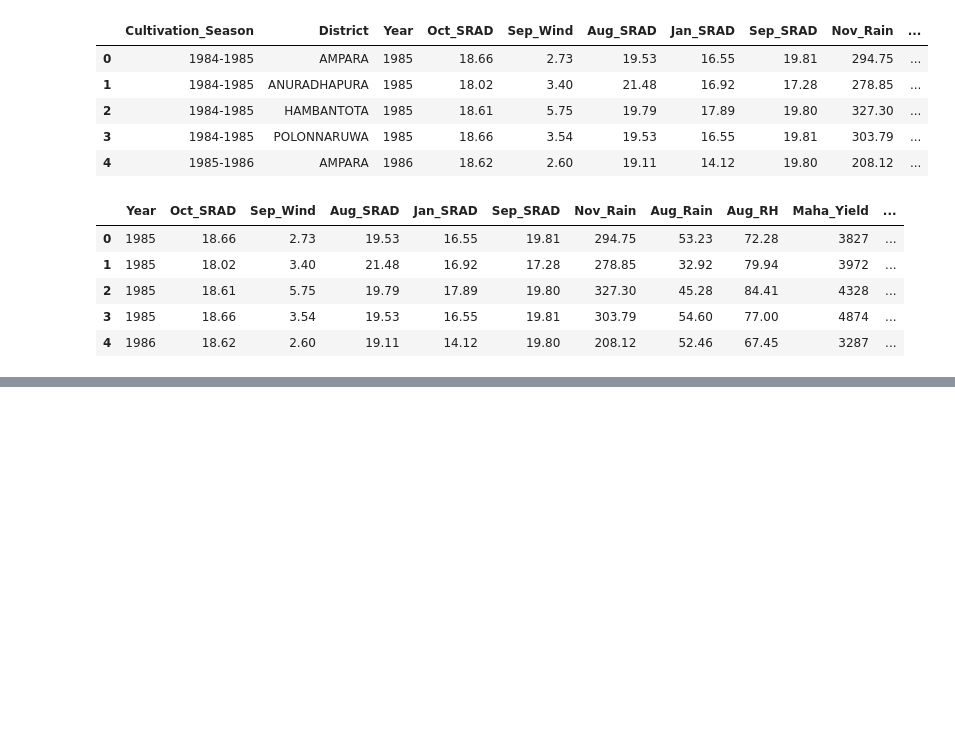
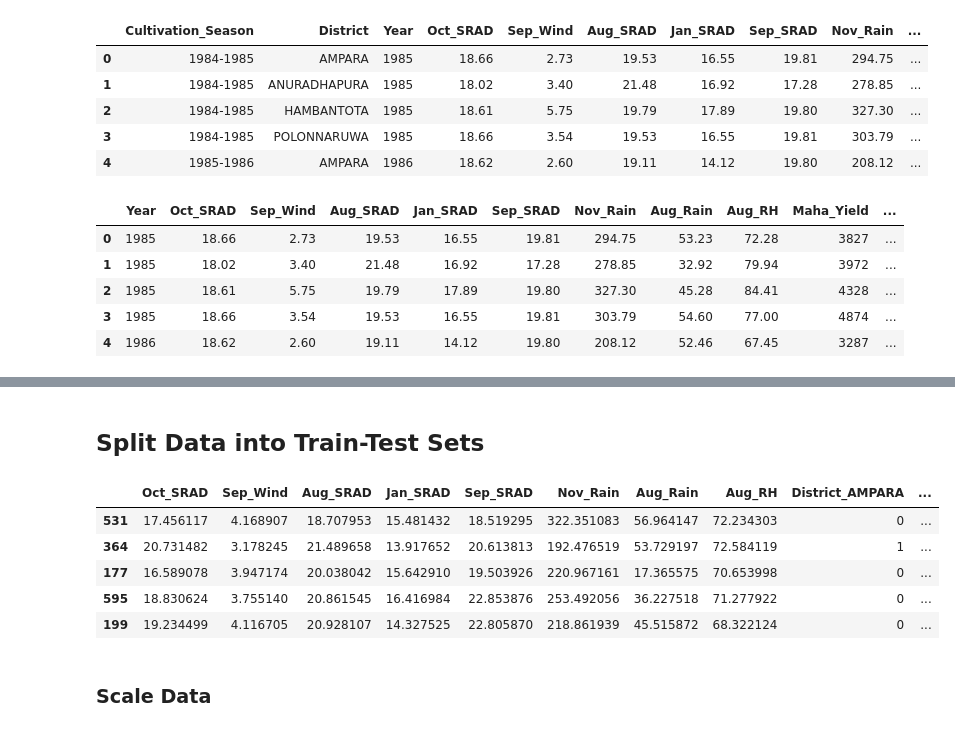
Before and after one commit to Dinithiii04/AgriLak, a Jupyter notebook: notebooks/NEW_yield_pred_model.ipynb, the cells around one changed output, grey strips where cells are left out. Saved outputs shown, nothing was run; the diff lists cells and outputs as text; code cells hidden in the pictures; blank space fills up the shorter version.

Commit message:
augment, split, scale data

```diff
--- a/notebooks/NEW_yield_pred_model.ipynb
+++ b/notebooks/NEW_yield_pred_model.ipynb
@@ -473,0 +537,2 @@ encoded_data.to_csv('ENCODED_yield_pred_data.csv', index=False)
+# %% [markdown]
+## Split Data into Train-Test Sets
@@ -473,0 +547,23 @@ encoded_data.to_csv('ENCODED_yield_pred_data.csv', index=False)
+# %%
+# Load dataset
+df = pd.read_csv('/content/drive/MyDrive/AUG_yield_pred_data.csv')
+
+# Drop Year
+df = df.drop(columns=["Year"])
+
+# Perform 80-20 random train-test split
+X = df.drop(columns=["Maha_Yield"])  # Features
+y = df["Maha_Yield"]  # Target
+
+X_train, X_test, y_train, y_test = train_test_split(X, y, test_size=0.2, random_state=42)
+# %%
+display(X_train.head())
+# %% [output]
+|  | Oct_SRAD | Sep_Wind | Aug_SRAD | Jan_SRAD | Sep_SRAD | Nov_Rain | Aug_Rain | Aug_RH | District_AMPARA | ... |
+| 531 | 17.456117 | 4.168907 | 18.707953 | 15.481432 | 18.519295 | 322.351083 | 56.964147 | 72.234303 | 0 | ... |
+| 364 | 20.731482 | 3.178245 | 21.489658 | 13.917652 | 20.613813 | 192.476519 | 53.729197 | 72.584119 | 1 | ... |
+| 177 | 16.589078 | 3.947174 | 20.038042 | 15.642910 | 19.503926 | 220.967161 | 17.365575 | 70.653998 | 0 | ... |
+| 595 | 18.830624 | 3.755140 | 20.861545 | 16.416984 | 22.853876 | 253.492056 | 36.227518 | 71.277922 | 0 | ... |
+| 199 | 19.234499 | 4.116705 | 20.928107 | 14.327525 | 22.805870 | 218.861939 | 45.515872 | 68.322124 | 0 | ... |
+# %% [markdown]
+### Scale Data
```
Also changed, not shown: parts of 11 cells of this notebook.
